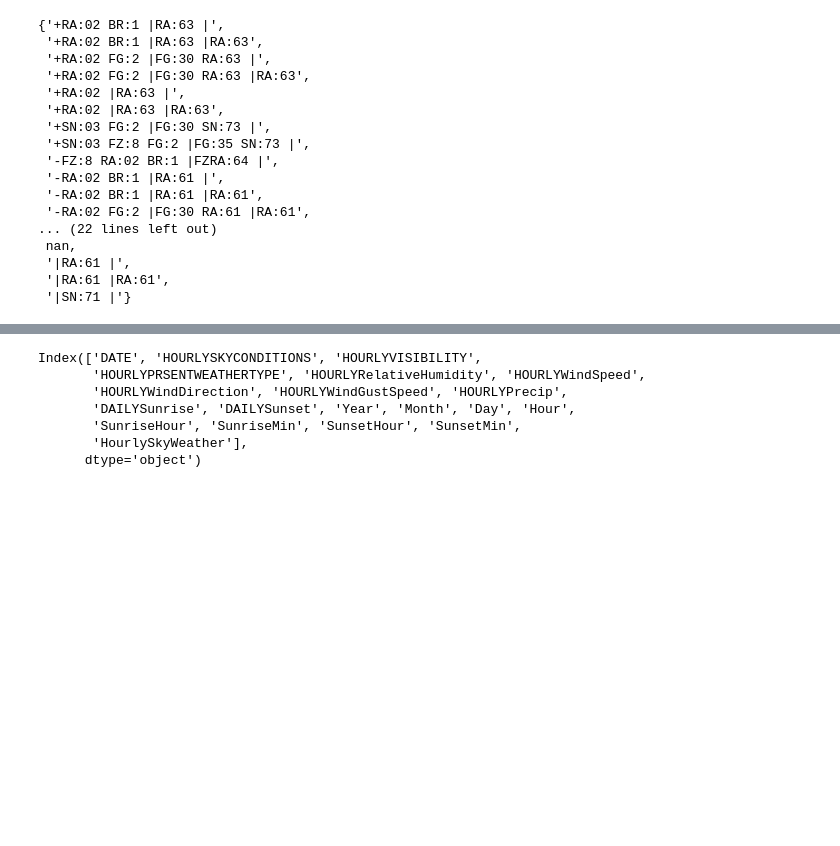
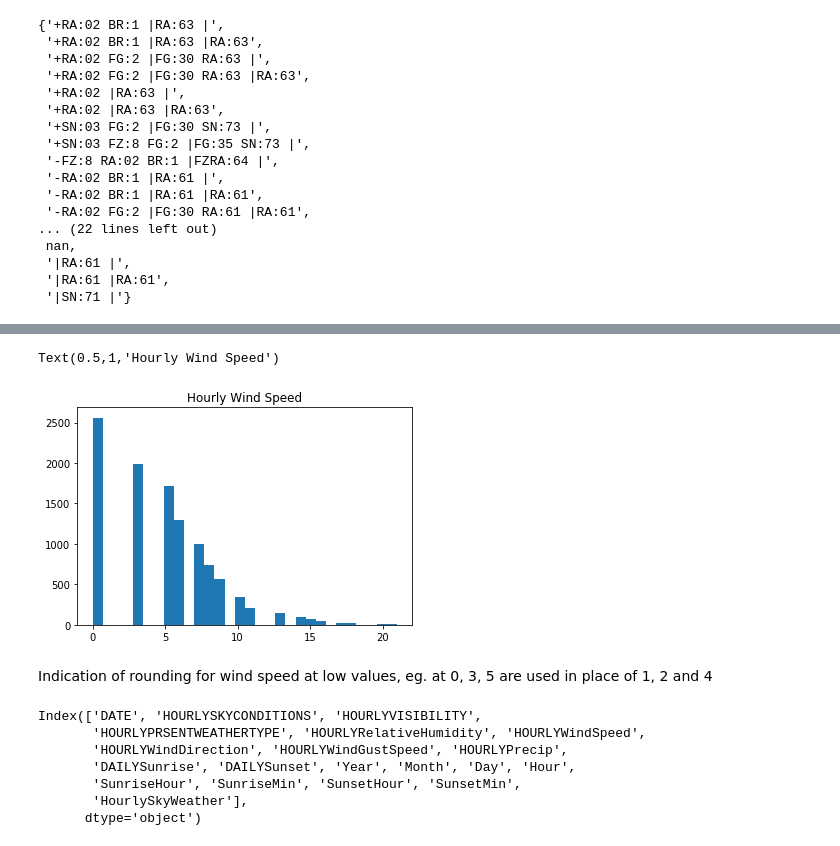
Before and after one commit to Ecboxer/weatherData, a Jupyter notebook: notebooks/explore.ipynb, the cells around one changed output, grey strips where cells are left out. Saved outputs shown, nothing was run; the diff lists cells and outputs as text; code cells hidden in the pictures; blank space fills up the shorter version.

```diff
--- a/notebooks/explore.ipynb
+++ b/notebooks/explore.ipynb
@@ -291,3 +375,13 @@ set(df_skinny['HOURLYPRSENTWEATHERTYPE'])
+# %%
+fig = plt.figure()
+axs = fig.add_subplot(111)
+axs.hist(df_skinny['HOURLYWindSpeed'][df_skinny['HOURLYWindSpeed'].isna() == False], bins=30)
+axs.set_title('Hourly Wind Speed')
+# %% [output]
+Text(0.5,1,'Hourly Wind Speed')
+[figure, added]
+# %% [markdown]
+Indication of rounding for wind speed at low values, eg. at 0, 3, 5 are used in place of 1, 2 and 4
 # %%
 df_skinny.columns
 # %% [output]
```
Also changed, not shown: parts of 9 cells of this notebook.
